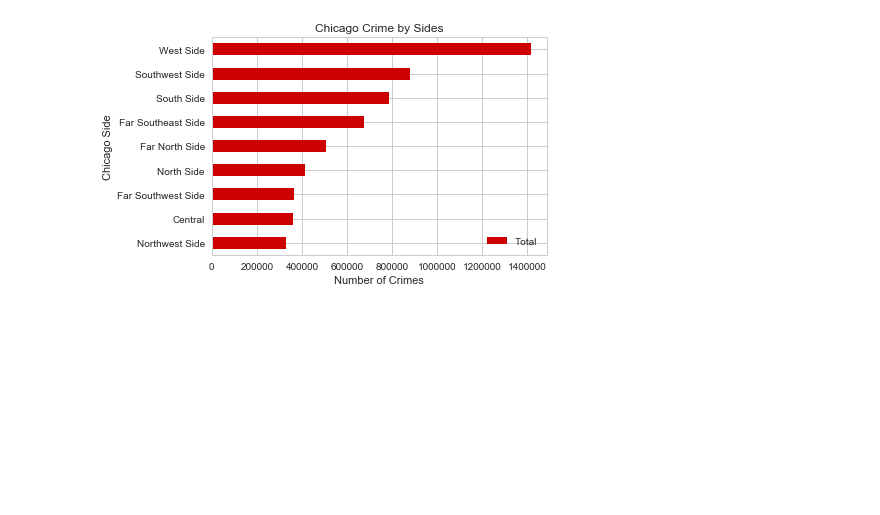
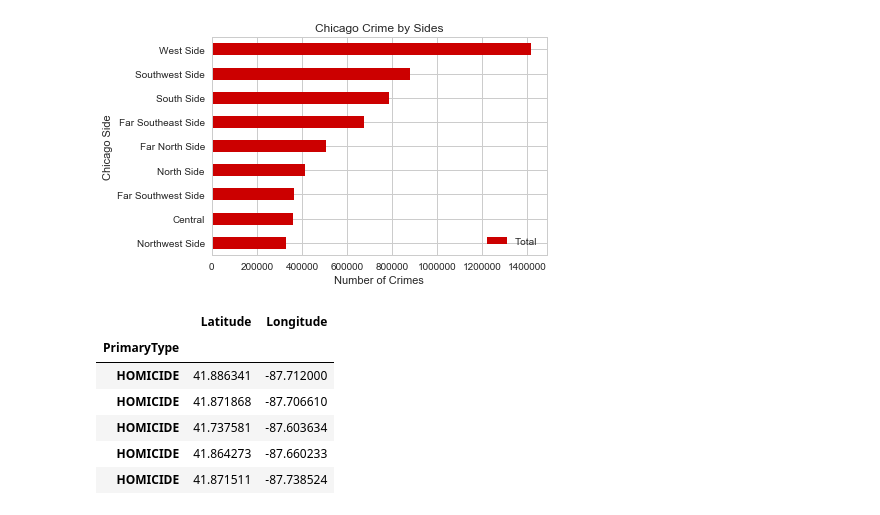
Before and after one commit to RandomFractals/ChicagoCrimes, a Jupyter notebook: notebooks/all-chicago-crime-charts.ipynb, the cells around one changed output. Saved outputs shown, nothing was run; the diff lists cells and outputs as text; code cells hidden in the pictures; blank space fills up the shorter version.

```diff
--- a/notebooks/all-chicago-crime-charts.ipynb
+++ b/notebooks/all-chicago-crime-charts.ipynb
@@ -461,3 +461,26 @@ plt.ylabel('Chicago Side')
 plt.show()
 # %% [output]
 [figure]
+# %%
+# get min/max lat and long
+minLat = crimes['Latitude'].min().compute()
+maxLat = crimes['Latitude'].max().compute()
+minLong = crimes['Longitude'].min().compute()
+maxLong = crimes['Longitude'].max().compute()
+
+# get crime geo data
+crime_geo = crimes[['PrimaryType', 'Latitude', 'Longitude']]
+
+# get homicides
+homicides = crime_geo[(crime_geo['PrimaryType']=='HOMICIDE')]\
+.dropna().set_index('PrimaryType')
+
+homicides.head()
+# %% [output]
+|  | Latitude | Longitude |
+| PrimaryType |  |  |
+| HOMICIDE | 41.886341 | -87.712000 |
+| HOMICIDE | 41.871868 | -87.706610 |
+| HOMICIDE | 41.737581 | -87.603634 |
+| HOMICIDE | 41.864273 | -87.660233 |
+| HOMICIDE | 41.871511 | -87.738524 |
```
Also changed, not shown: parts of 1 cell of this notebook.
